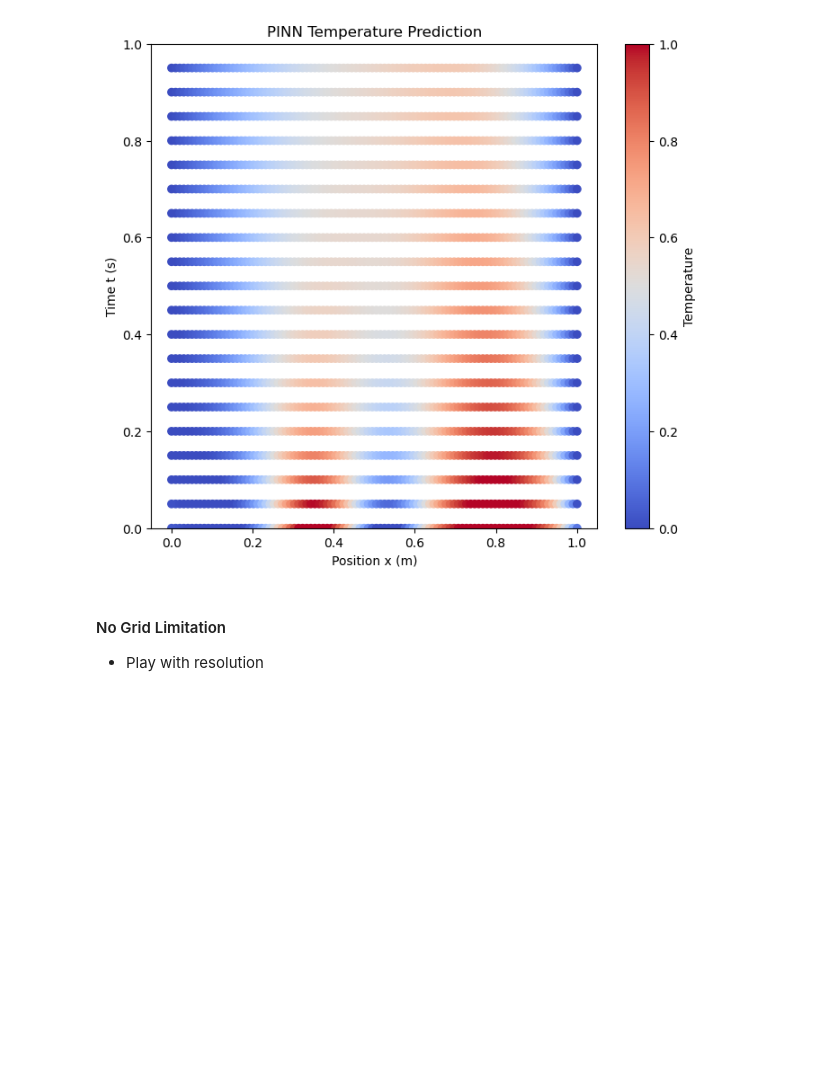
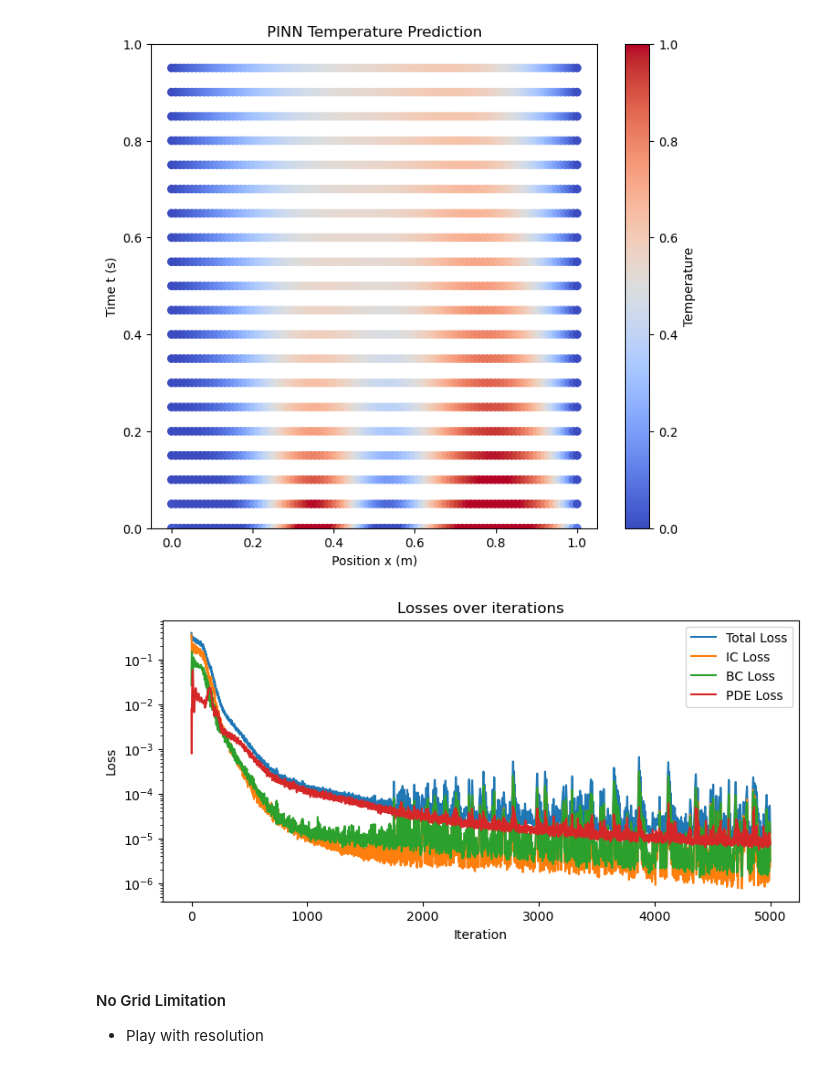
Before and after one commit to imriaharoni/PINN_Workshop, a Jupyter notebook: PINN_1D_Heat_Eq_Workshop_V2.ipynb, the cells around one changed output. Saved outputs shown, nothing was run; the diff lists cells and outputs as text; code cells hidden in the pictures; blank space fills up the shorter version.

```diff
--- a/PINN_1D_Heat_Eq_Workshop_V2.ipynb
+++ b/PINN_1D_Heat_Eq_Workshop_V2.ipynb
@@ -276,12 +276,15 @@ def plot_PINN_results(model, system_params, num_time_steps=10, sample_results =
 
         return sample_results
 
-def plot_losses(df):
+def plot_losses(df, log_scale=False):
     plt.figure(figsize=(9, 4))
     plt.plot(df['total_loss'], label='Total Loss')
     plt.plot(df['ic_loss'], label='IC Loss')
     plt.plot(df['bc_loss'], label='BC Loss')
     plt.plot(df['pde_loss'], label='PDE Loss')
+    # set y axis to log scale
+    if log_scale:
+        plt.yscale('log')
     plt.xlabel('Iteration')
     plt.ylabel('Loss')
     plt.title('Losses over iterations')
@@ -347,6 +350,10 @@ iter 8000 total_loss 0.036 ic_loss 0.0324 bc_loss 0.0014 pde_loss 0.0025
 iter 9000 total_loss 0.043 ic_loss 0.0403 bc_loss 0.0005 pde_loss 0.0019
 [figure]
 [figure]
+# %%
+plot_losses(losses, log_scale=True)
+# %% [output]
+[figure, added]
 # %% [markdown]
 #### No Grid Limitation
 - Play with resolution
```
Also changed, not shown: 2 other files.
